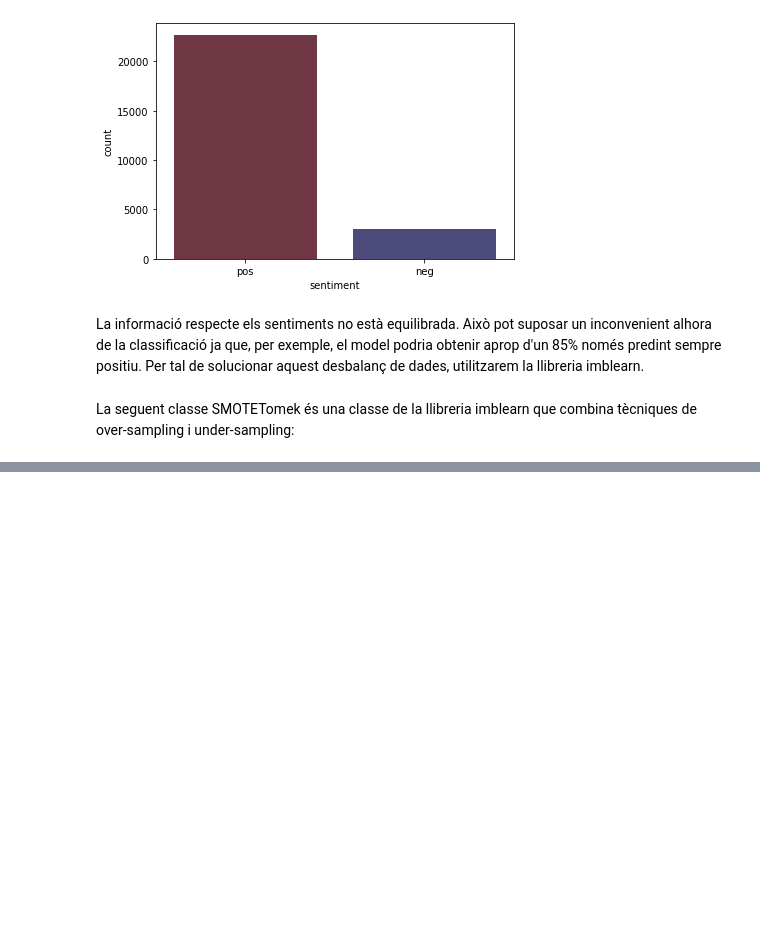
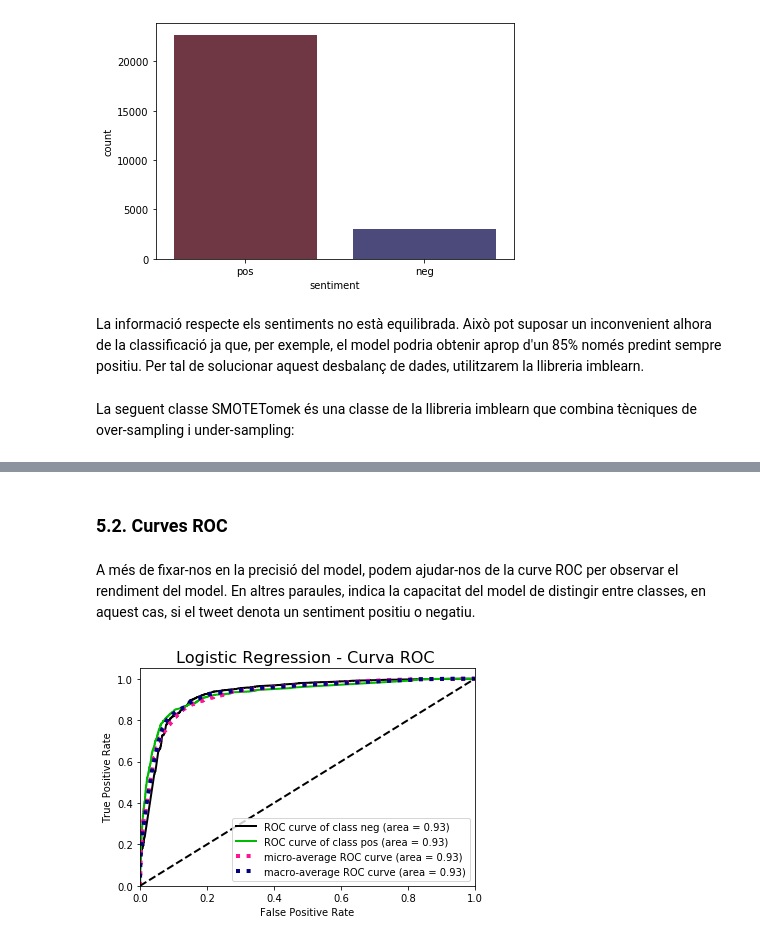
Before and after one commit to Melus144/apc-elon-musk-tweets, a Jupyter notebook: notebooks/Practica3-E.ipynb, the cells around one changed output, grey strips where cells are left out. Cells and saved outputs as stored; diff of their text form; code cells hidden in the pictures; blank space fills up the shorter version.

```diff
--- a/notebooks/Practica3-E.ipynb
+++ b/notebooks/Practica3-E.ipynb
@@ -266,0 +257,10 @@ smt = SMOTETomek(sampling_strategy='auto')
+# %%
+# La X serà el text dels tweets nets i la Y la variable sentiment.
+
+X = vectorizer.fit_transform(df['tweetsNets'])
+y = df['sentiment']
+
+X_smt, y_smt = smt.fit_resample(X, y)
+
+# Separem les dades en els conjunts de train i test:
+X_train, X_test, y_train, y_test = train_test_split(X_smt, y_smt, test_size=0.3, random_state=100)
@@ -266,0 +271,7 @@ smt = SMOTETomek(sampling_strategy='auto')
+# %%
+logisticRegression = LogisticRegression(solver='lbfgs', max_iter=400)
+naiveBayes = MultinomialNB()
+SVM = SVC()
+randomForest = RandomForestClassifier(n_estimators=50)
+
+models = [logisticRegression, naiveBayes, SVM, randomForest]
@@ -266,0 +347,6 @@ smt = SMOTETomek(sampling_strategy='auto')
+# %% [markdown]
+### 5.2. Curves ROC
+# %% [markdown]
+A més de fixar-nos en la precisió del model, podem ajudar-nos de la curve ROC per observar el rendiment del model. En altres paraules, indica la capacitat del model de distingir entre classes, en aquest cas, si el tweet denota un sentiment positiu o negatiu.
+# %%
+logisticRegression_prob = logisticRegression.predict_proba(X_test)
@@ -266,0 +355,6 @@ smt = SMOTETomek(sampling_strategy='auto')
+# %%
+skplt.metrics.plot_roc(y_test, logisticRegression_prob)
+plt.title("Logistic Regression - Curva ROC ", fontsize=16)
+plt.show()
+# %% [output]
+[figure, added]
```
Also changed, not shown: parts of 40 cells of this notebook, 2 other files.
